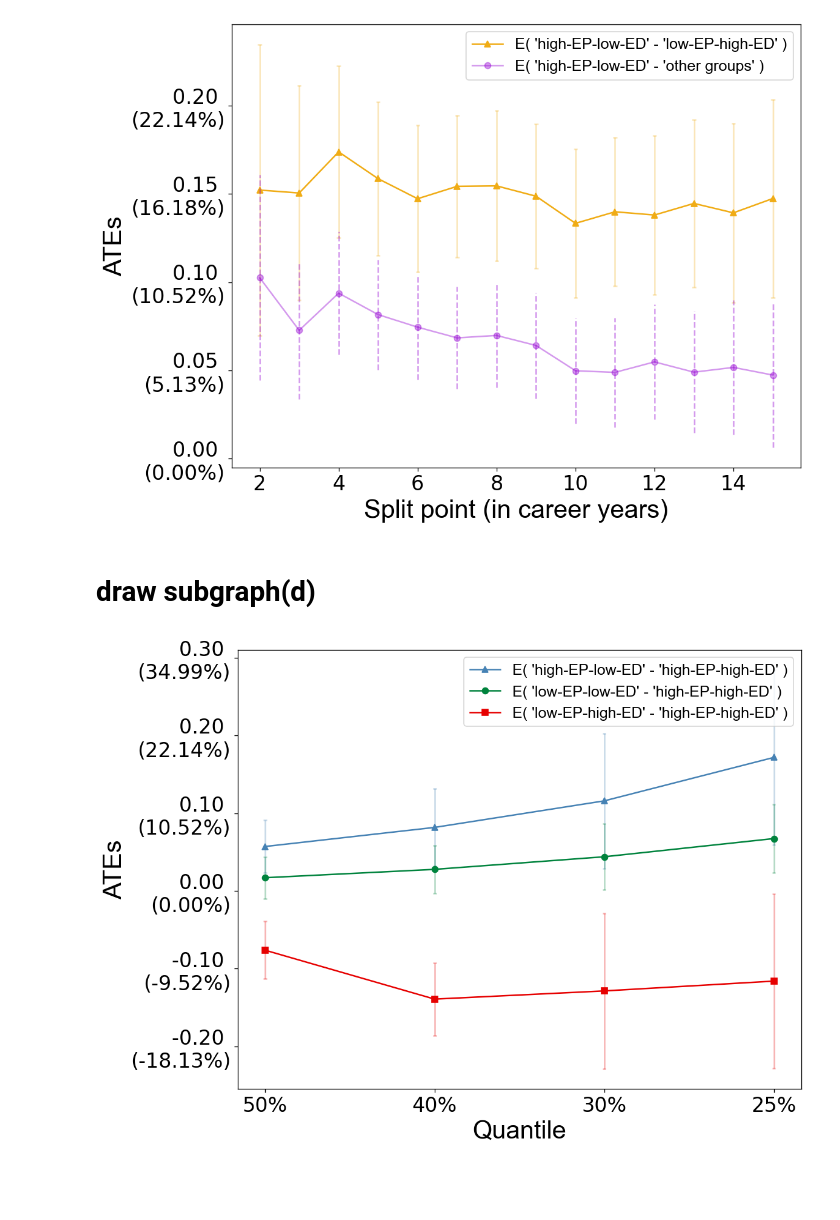
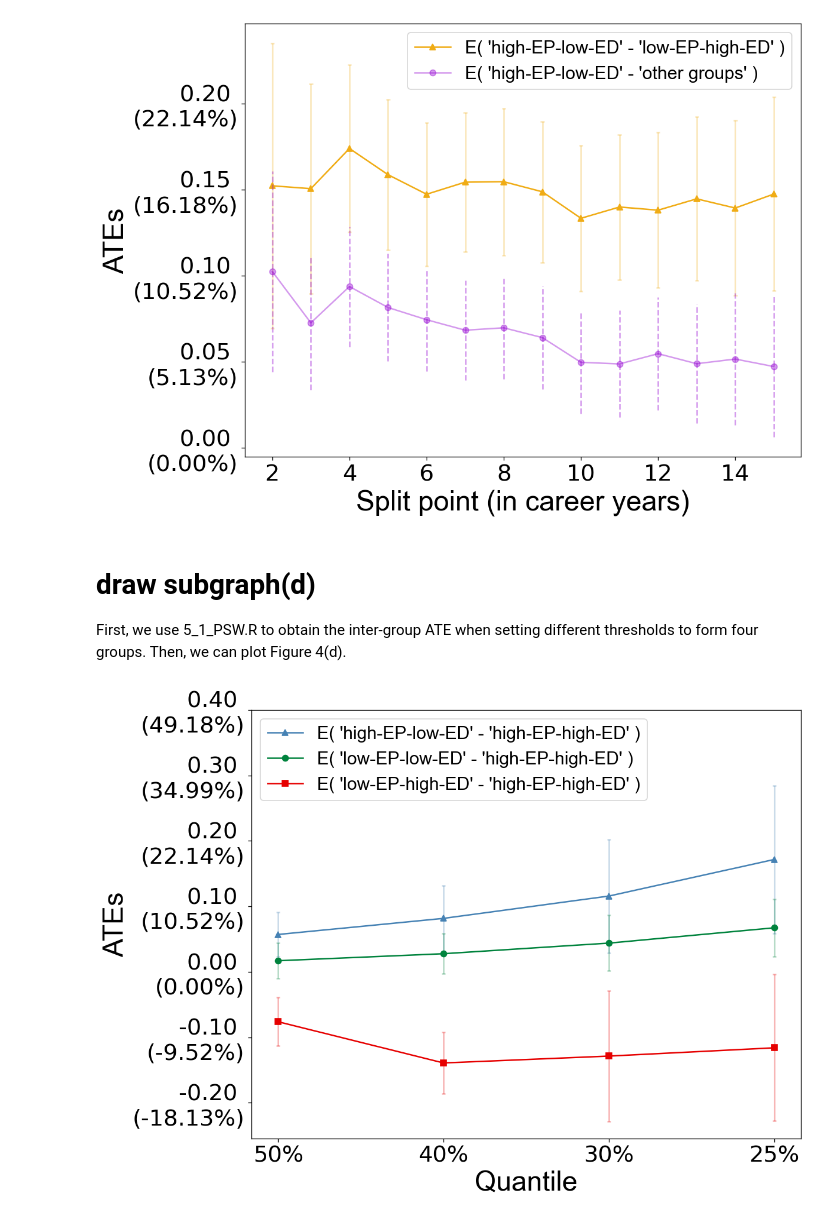
Before and after one commit to cautious-explorers/cautious_explorers_code, a Jupyter notebook: code/5_2_PSW_result.ipynb, the cells around one changed output. Saved outputs shown, nothing was run; the diff lists cells and outputs as text; code cells hidden in the pictures; blank space fills up the shorter version.

```diff
--- a/code/5_2_PSW_result.ipynb
+++ b/code/5_2_PSW_result.ipynb
@@ -155,7 +178,7 @@ result = result.groupby(
     ['careeryear_split_point', 'quantile_50']).citCount.mean().reset_index()
 result.sort_values(['careeryear_split_point', 'quantile_50'], inplace=True)
 # %%
-fontsize = 25
+fontsize = 28
 font_conf = {'family': 'Arial', 'weight': 'normal', 'size': fontsize}
 
 plt.figure(figsize=(10, 8))
@@ -172,12 +195,12 @@ plt.bar(x + 3*width/2, result[result.quantile_50 == 'D'].citCount, width,
 
 plt.ylabel('Future mean citations', fontdict=font_conf)
 plt.xlabel('Split point (in career years)', fontdict=font_conf)
-plt.yticks(fontsize=fontsize)
-plt.xticks(fontsize=fontsize)
+plt.yticks(fontsize=fontsize-5)
+plt.xticks(fontsize=fontsize-5)
 plt.ylim(5, 11)
 plt.xlim(1.2, 15.7)
 plt.legend(prop={'family': 'Arial', 'weight': 'normal',
-           'size': fontsize-2}, loc='best')
+           'size': fontsize-10}, loc='best')
 
 plt.savefig('./draw/figure_4a.png', format="png", bbox_inches="tight")
 # %% [output]
@@ -203,10 +228,10 @@ for stri in ['D_C', 'B_C', 'A_C']:
             eval(stri+'_co').append(float(i))
 # %%
 x_label = list(range(2, 16))
-fontsize = 25
+
 font_conf = {'family': 'Arial', 'weight': 'normal', 'size': fontsize}
 
-fig = plt.figure(figsize=(10, 8), dpi=120)
+fig = plt.figure(figsize=(10, 8), dpi=120)  # 12，6  10,8
 
 index = 2
 y = A_C_co
@@ -250,7 +275,7 @@ for x_i in range(len(x_label)):
                x_label[x_i]+0.05, color=color, alpha=.3)
 
 
-foo = list(plt.yticks()[0])[1:-1]
+foo = list(plt.yticks()[0])[1:]
 foonew = []
 for kk in (foo):
     tt = ('%.2f%%' % ((math.exp(kk)-1)*100))
@@ -259,6 +284,7 @@ for kk in (foo):
 plt.xticks(fontsize=fontsize-5)
 plt.yticks(ticks=foo, labels=foonew, fontsize=fontsize-5)
 
+
 plt.ylabel('ATEs', fontdict=font_conf)
 plt.xlabel('Split point (in career years)', fontdict=font_conf)
 plt.legend(prop={'family': 'Arial', 'weight': 'normal',
@@ -287,10 +314,10 @@ for stri in ['A_D']:
             eval(stri+'_co').append(float(i))
 # %%
 x_label = list(range(2, 16))
-fontsize = 25
+
 font_conf = {'family': 'Arial', 'weight': 'normal', 'size': fontsize}
 
-fig = plt.figure(figsize=(10, 8), dpi=120)
+fig = plt.figure(figsize=(10, 8), dpi=120)  # 12，6  10,8
 
 index = 2
 color = (0.9411764705882353, 0.6745098039215687, 0.08235294117647059, 1.0)
@@ -306,7 +333,7 @@ for x_i in range(len(x_label)):
     plt.hlines(y2[x_i], x_label[x_i]-0.05,
                x_label[x_i]+0.05, color=color, alpha=.3)
 
-color = 'darkviolet'
+color = 'darkviolet'  # (0.6, 0.4, 1.0, 1)
 plt.plot(range(2, 16), result2['coe'], 'o-', color=color,
          alpha=.4, label="E( 'high-EP-low-ED' - 'other groups' ) ")
 y1 = result2['l']
@@ -330,9 +357,10 @@ plt.legend(prop={'family': 'Arial', 'weight': 'normal',
            'size': fontsize-10}, loc=1)
 plt.savefig('./draw/figure_4c.png', bbox_inches='tight')
 # %% [output]
-[figure, old version]
+[figure, new version]
 # %% [markdown]
 # draw subgraph(d)
+First, we use 5_1_PSW.R to obtain the inter-group ATE when setting different thresholds to form four groups. Then, we can plot Figure 4(d).
 # %%
 result = pd.read_csv('../data/fig4/ATE_result_quantiles.csv')
 # %%
@@ -354,7 +382,7 @@ for stri in ['D_C', 'B_C', 'A_C']:
 x_label_name = ['50%', '40%', '30%', '25%']
 x_label = list(range(len(x_label_name)))
 
-fontsize = 25
+
 font_conf = {'family': 'Arial', 'weight': 'normal', 'size': fontsize}
 
 fig = plt.figure(figsize=(10, 8), dpi=120)
@@ -386,33 +414,33 @@ for x_i in range(len(x_label)):
     plt.hlines(y2[x_i], x_label[x_i]-0.01,
                x_label[x_i]+0.01, color=color, alpha=.3)
 
 color = (0.9019607843137255, 0.0, 0.0, 1.0)
 index = 0
 y = D_C_co
 plt.plot(x_label_name, y, label="E( 'low-EP-high-ED' - 'high-EP-high-ED' )",
          marker='s', color=color)
 y1 = D_C_left
 y2 = D_C_right
 for x_i in range(len(x_label)):
     plt.vlines(x_label[x_i], y1[x_i], y2[x_i], color=color, alpha=.3)
     plt.hlines(y1[x_i], x_label[x_i]-0.01,
                x_label[x_i]+0.01, color=color, alpha=.3)
     plt.hlines(y2[x_i], x_label[x_i]-0.01,
                x_label[x_i]+0.01, color=color, alpha=.3)
 
 
-foo = list(plt.yticks()[0])[1:-1]
+foo = list(plt.yticks()[0])[1:]
 foonew = []
 for kk in (foo):
     tt = ('%.2f%%' % ((math.exp(kk)-1)*100))
     foonew.append('%.2f \n(%s)' % (kk, tt))
 
 plt.xticks(fontsize=fontsize-5)
 plt.yticks(ticks=foo, labels=foonew, fontsize=fontsize-5)
 plt.ylabel('ATEs', fontdict=font_conf)
 plt.xlabel('Quantile', fontdict=font_conf)
 plt.legend(prop={'family': 'Arial', 'weight': 'normal',
-           'size': fontsize-10}, loc=1)
+           'size': fontsize-10}, loc=2)
 plt.savefig('./draw/figure_4d.png', bbox_inches='tight')
 # %% [output]
-[figure, old version]
+[figure, new version]
```
Also changed, not shown: parts of 10 cells of this notebook, 14 other files.
